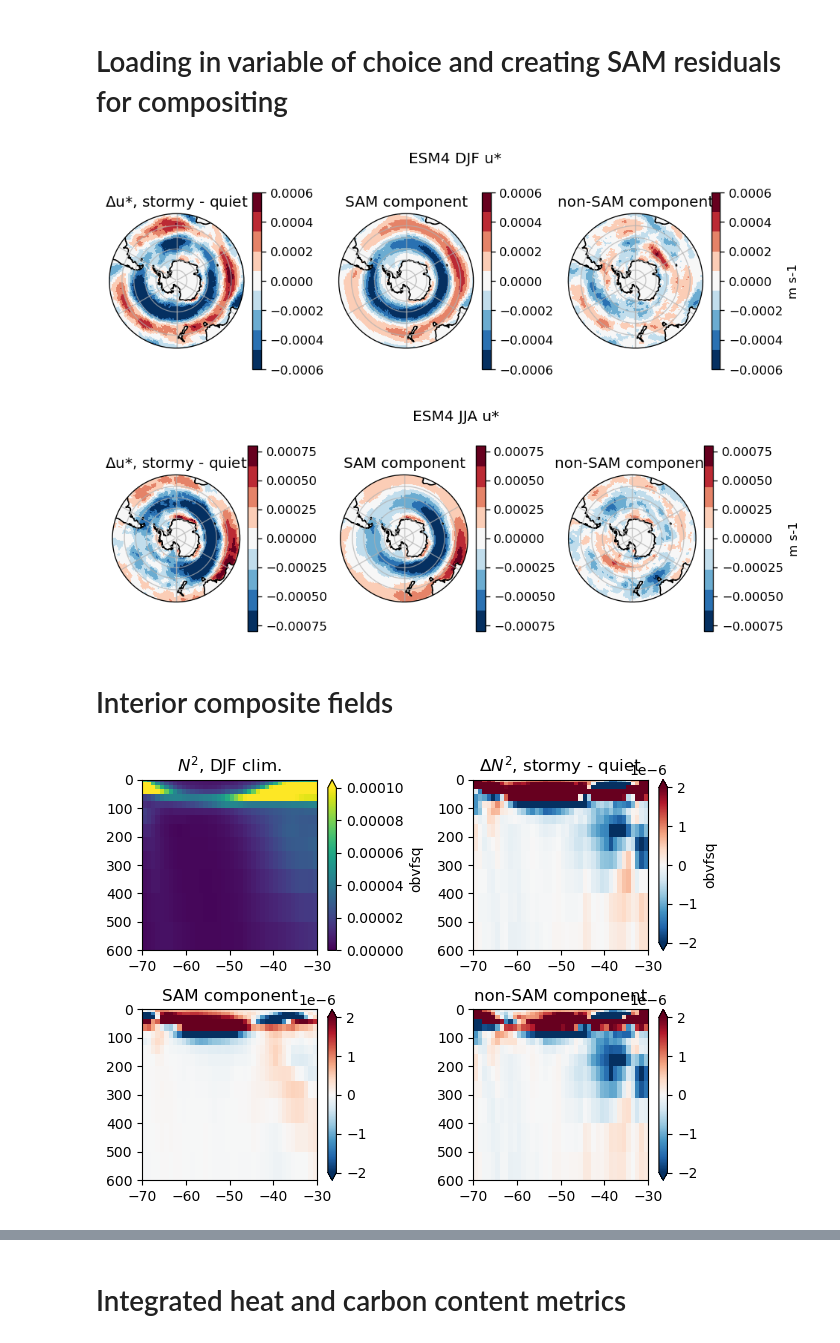
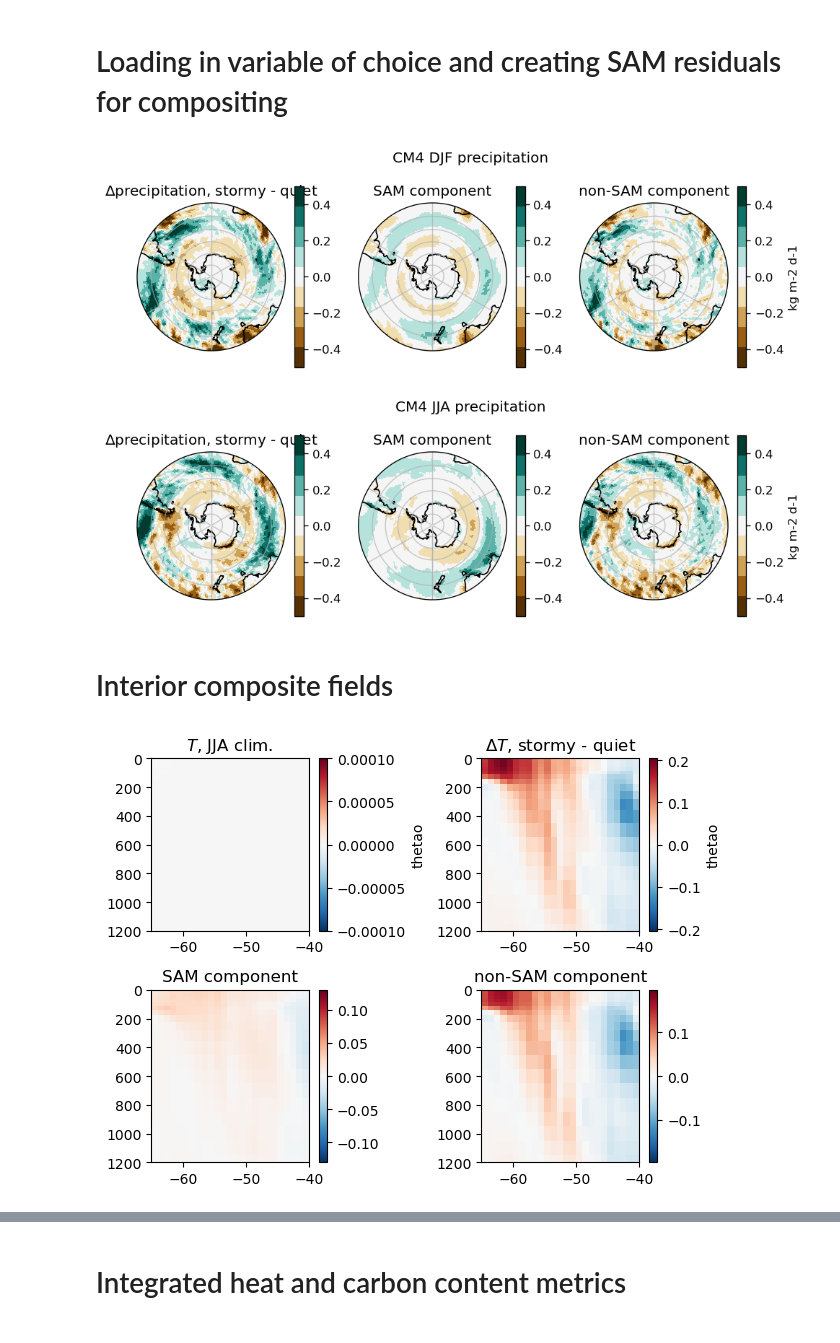
Before and after one commit to keturner8/stormtrack_variability, a Jupyter notebook: notebooks/composites_CMIP_SAMresid.ipynb, the cells around one changed output, grey strips where cells are left out. Drawn from its saved outputs; the diff is of its cells as text; code cells hidden in the pictures.

Commit message:
Redo precipitation and tau figures with atmospheric output

```diff
--- a/notebooks/composites_CMIP_SAMresid.ipynb
+++ b/notebooks/composites_CMIP_SAMresid.ipynb
@@ -44,7 +44,7 @@ def get_SAM_residuals(SAM_index, da):
     resid = da - da.mean(dim="time") - SAM_index * slope_map
     return resid, slope_map
 # %%
-mod = "ESM4"
+mod = "CM4"
 
 # getting SAM indices
 SAM = {}
@@ -145,7 +145,7 @@ vd = {
         "title": "SSS",
     },
     "precip": {
-        "realm": "ocean_monthly_1x1deg",
+        "realm": "atmos",
         "v_DJF": 0.5,
         "v_JJA": 0.5,
         "units": "kg m-2 d-1",
@@ -158,6 +158,14 @@ vd = {
         "units": "m s-1",
         "title": "u*",
     },
+
+    "tau_x": {
+        "realm": "atmos",
+        "v_DJF": 0.02,
+        "v_JJA": 0.05,
+        "units": "Pa",
+        "title": "tau_x",
+    },
 }
 
 v = {
@@ -170,7 +178,7 @@ v = {
 }
 lab_var = {"dic_stf_gas": "mol m$^{-2}$ s$^{-1}$"}
 # %%
-var = "ustar"
+var = "precip"
 realm = vd[var]["realm"]
 
 
@@ -180,21 +188,23 @@ if var == "hf_turb":
         use_cftime=True,
     )
     ds_v = ds_v.assign(hf_turb=ds_v["prlq"] + ds_v["prsn"])
+    c = 1
 
 elif var == "precip":
     ds_v = xr.open_mfdataset(
-        f"/work/Katherine.Turner/tempest-extremes/{mod}_cmip/data/ocean_monthly_1x1deg*pr*.nc",
+        f"/work/Katherine.Turner/tempest-extremes/{mod}_cmip/data/atmos.*.precip.nc",
         use_cftime=True,
     )
-    ds_v = ds_v.assign(precip=(ds_v["prlq"] + ds_v["prsn"]) * 60**2 * 24)
+    c =  60**2 * 24
 
 else:
     ds_v = xr.open_mfdataset(
         f"/work/Katherine.Turner/tempest-extremes/{mod}_cmip/data/{realm}*{var}.nc",
         use_cftime=True,
     )
+    c = 1
 
-da_v = ds_v[var]
+da_v = ds_v[var] * c
 
 da_v_s = da_v.resample(time="QS-DEC").sum()
 
@@ -237,7 +247,8 @@ axs = axs.flatten()
     vmin=-1 * vd[var]["v_DJF"],
     vmax=vd[var]["v_DJF"],
     extend="neither",
-    cmap=plt.get_cmap("RdBu_r", 9),
+    #cmap=plt.get_cmap("RdBu_r", 9),
+    cmap=plt.get_cmap("BrBG", 9),
     x="lon",
     y="lat",
     transform=ccrs.PlateCarree(),
@@ -251,7 +262,8 @@ axs[0].set_title(f"$\Delta${vd[var]['title']}, stormy - quiet")
     vmin=-1 * vd[var]["v_DJF"],
     vmax=vd[var]["v_DJF"],
     extend="neither",
-    cmap=plt.get_cmap("RdBu_r", 9),
+    #cmap=plt.get_cmap("RdBu_r", 9),
+    cmap=plt.get_cmap("BrBG", 9),
     robust=True,
     x="lon",
     y="lat",
@@ -268,7 +280,8 @@ axs[1].set_title(f"SAM component")
     vmin=-1 * vd[var]["v_DJF"],
     vmax=vd[var]["v_DJF"],
     extend="neither",
-    cmap=plt.get_cmap("RdBu_r", 9),
+    #cmap=plt.get_cmap("RdBu_r", 9),
+    cmap=plt.get_cmap("BrBG", 9),
     robust=True,
     x="lon",
     y="lat",
@@ -291,7 +304,7 @@ plt.tight_layout()
 
 plt.savefig(f"{out_path_fig}composites/{var}_{s}_{mod}.png", format="png", dpi=100)
 # %% [output]
-[figure, old version]
+[figure, new version]
 # %%
 s = "JJA"
 
@@ -315,7 +328,8 @@ axs = axs.flatten()
     vmin=-1 * vd[var]["v_JJA"],
     vmax=vd[var]["v_JJA"],
     extend="neither",
-    cmap=plt.get_cmap("RdBu_r", 9),
+    #cmap=plt.get_cmap("RdBu_r", 9),
+    cmap=plt.get_cmap("BrBG", 9),
     x="lon",
     y="lat",
     transform=ccrs.PlateCarree(),
@@ -328,7 +342,8 @@ axs[0].set_title(f"$\Delta${vd[var]['title']}, stormy - quiet")
     vmin=-1 * vd[var]["v_JJA"],
     vmax=vd[var]["v_JJA"],
     extend="neither",
-    cmap=plt.get_cmap("RdBu_r", 9),
+    #cmap=plt.get_cmap("RdBu_r", 9),
+    cmap=plt.get_cmap("BrBG", 9),
     x="lon",
     y="lat",
     transform=ccrs.PlateCarree(),
@@ -338,35 +353,36 @@ axs[1].set_title(f"SAM component")
 
 (
     da_resid[s][idx_high[s], :, :].mean(dim="time")
     - da_resid[s][idx_low[s], :, :].mean(dim="time")
 ).plot(
     ax=axs[2],
     vmin=-1 * vd[var]["v_JJA"],
     vmax=vd[var]["v_JJA"],
     extend="neither",
-    cmap=plt.get_cmap("RdBu_r", 9),
+    #cmap=plt.get_cmap("RdBu_r", 9),
+    cmap=plt.get_cmap("BrBG", 9),
     x="lon",
     y="lat",
     transform=ccrs.PlateCarree(),
     cbar_kwargs={"label": vd[var]["units"]},
 )
 axs[2].set_title(f"non-SAM component")
 
 for i in range(3):
     axs[i].set_ylabel("")
     axs[i].set_xlabel("")
     axs[i].set_extent([-180, 180, -90, -30], ccrs.PlateCarree())
     axs[i].gridlines(alpha=0.7)
     axs[i].set_boundary(circle, transform=axs[i].transAxes)
     axs[i].coastlines()
 
 fig.suptitle(f"{mod} {s} {vd[var]['title']}")
 
 plt.tight_layout()
 
 plt.savefig(f"{out_path_fig}composites/{var}_{s}_{mod}.png", format="png", dpi=100)
 # %% [output]
-[figure, old version]
+[figure, new version]
 # %% [markdown]
 # Interior composite fields
 # %%
@@ -413,25 +437,28 @@ regions = {
     "w_ind": slice(60, 120),
 }
 # %%
-s = "DJF"
+s = "JJA"
 
 fig, axs = plt.subplots(nrows=2, ncols=2)
 
 axs = axs.flatten()
 
 da[s].mean(dim="time").sel(lon=regions["e_pac"]).mean(dim="lon").plot(
-    ax=axs[0], y="z_i", vmax=1e-4
+    ax=axs[0], y="z_l", vmax=1e-4
 )
 
 (
     da[s][idx_high[s], :, :, :].mean(dim="time")
     - da[s][idx_low[s], :, :, :].mean(dim="time")
 ).sel(lon=regions["e_pac"]).mean(dim="lon").plot(
-    ax=axs[1], y="z_i", vmin=-2e-6, vmax=2e-6, cmap="RdBu_r"
+    ax=axs[1], y="z_l",
+    #vmin=-2e-6, vmax=2e-6,
+    #cmap="RdBu_r"
 )
 
 (dSAM * slope[s]).sel(lon=regions["e_pac"]).mean(dim="lon").plot(
-    ax=axs[2], y="z_i", vmin=-2e-6, vmax=2e-6, cmap="RdBu_r"
+    ax=axs[2], y="z_l",
+    #vmin=-2e-6, vmax=2e-6, cmap="RdBu_r",
 )
 
 (
@@ -439,26 +466,26 @@ da[s].mean(dim="time").sel(lon=regions["e_pac"]).mean(dim="lon").plot(
     - da_resid[s][idx_low[s], :, :].mean(dim="time")
 ).sel(lon=regions["e_pac"]).mean(dim="lon").plot(
     ax=axs[3],
-    y="z_i",
-    vmin=-2e-6,
-    vmax=2e-6,
-    cmap="RdBu_r",
+    y="z_l",
+    #vmin=-2e-6,
+    #vmax=2e-6,
+    #cmap="RdBu_r",
 )
 
-axs[0].set_title(f"$N^2$, {s} clim.")
-axs[1].set_title("$\Delta N^2$, stormy - quiet")
+axs[0].set_title(f"$T$, {s} clim.")
+axs[1].set_title("$\Delta T$, stormy - quiet")
 axs[2].set_title(f"SAM component")
 axs[3].set_title(f"non-SAM component")
 
 for i in range(4):
     axs[i].set_xlabel("")
     axs[i].set_ylabel("")
-    axs[i].set_ylim([600, 0])
+    axs[i].set_ylim([1200, 0])
     axs[i].set_xlim([-65, -40])
 
 plt.tight_layout()
 # %% [output]
-[figure, old version]
+[figure, new version]
 # %%
 s = "JJA"
 r = "e_pac"
```
Also changed, not shown: parts of 8 cells of this notebook, 12 other files.
